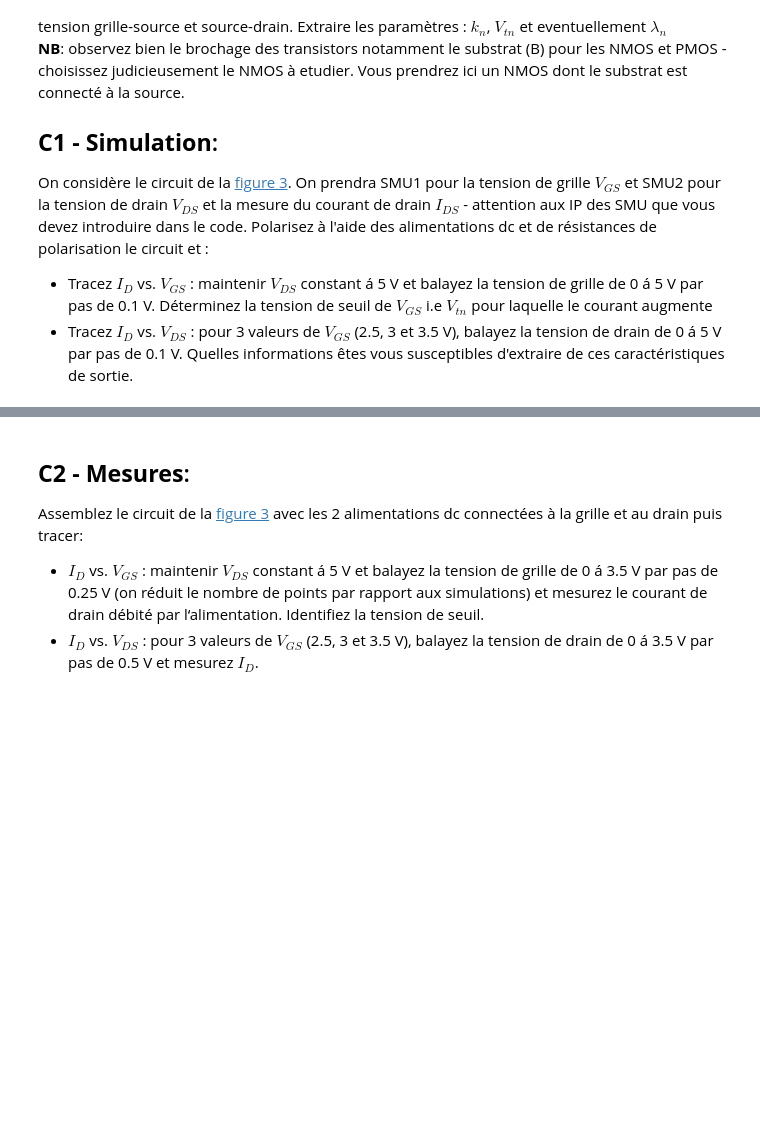
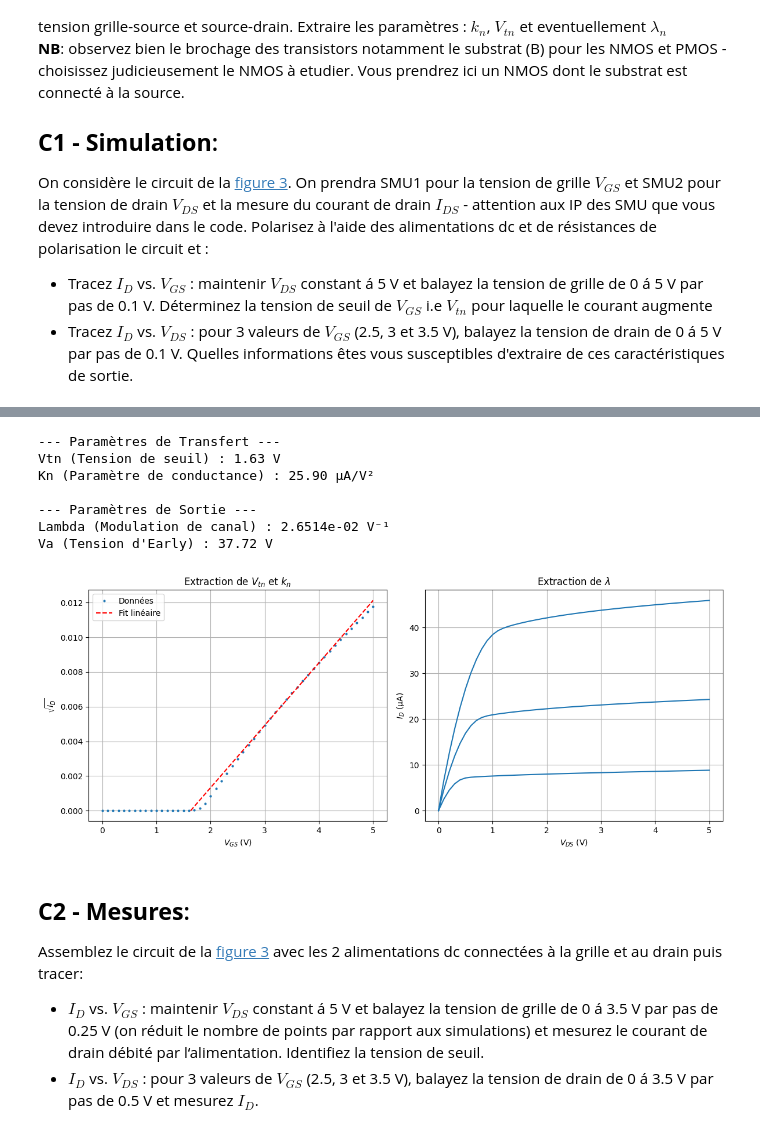
Before and after one commit to Darkzveller/EI-3_TP_conception_micro_electronique, a Jupyter notebook: Sujet_TP_YEK/TP_composants_et_circuits_microélectroniques_2026.ipynb, the cells around one changed output, grey strips where cells are left out. Drawn from its saved outputs; the diff is of its cells as text; code cells hidden in the pictures; blank space fills up the shorter version.

```diff
--- a/Sujet_TP_YEK/TP_composants_et_circuits_microélectroniques_2026.ipynb
+++ b/Sujet_TP_YEK/TP_composants_et_circuits_microélectroniques_2026.ipynb
@@ -330,8 +341,78 @@ plt.subplots_adjust(wspace=0.4, hspace=0.5)
 # %%
 #Traitement des simulations -  extraire k_n, V_tn et 1/Va = lambda
 # print(a)
 # Determiner Vt et kn prendre les données pour id vs. vgs  pour 1 Vds assurant la saturation
 #tracer sqrt(Id) vs. vgs
+# 1. Chargement des données (Assure-toi que les chemins sont corrects)
+
+# --- CAS 1 : EXTRACTION DE Vtn ET Kn ---
+# On calcule la racine carrée de Id
+a["sqrt_Id"] = np.sqrt(a["Id(M1)"])
+
+# Pour la pente, on prend deux points dans la zone bien linéaire de sqrt(Id)
+# Exemple : entre Vgs = 3V et Vgs = 4V (à ajuster selon ton graphique)
+p1 = a[a["V(vgs)"] == 3.0].iloc[0]
+p2 = a[a["V(vgs)"] == 4.0].iloc[0]
+
+# Calcul de la pente (m) et de l'ordonnée à l'origine (c) : y = mx + c
+m = (p2["sqrt_Id"] - p1["sqrt_Id"]) / (p2["V(vgs)"] - p1["V(vgs)"])
+c = p1["sqrt_Id"] - m * p1["V(vgs)"]
+
+# Extraction des paramètres
+v_tn = -c / m
+k_n = 2 * (m**2)
+
+print(f"--- Paramètres de Transfert ---")
+print(f"Vtn (Tension de seuil) : {v_tn:.2f} V")
+print(f"Kn (Paramètre de conductance) : {k_n*1e6:.2f} µA/V²")
+
+# --- CAS 2 : EXTRACTION DE LAMBDA (1/Va) ---
+# On prend la courbe Vgs la plus haute (ex: 3.5V) dans la zone de saturation
+# On choisit deux points loin dans la saturation (ex: Vds = 3V et Vds = 5V)
+# Note : Si ton fichier 'b' contient plusieurs balayages, il faudra peut-être filtrer
+sat1 = b[b["V(vds)"] == 3.0].iloc[-1] # .iloc[-1] pour prendre la dernière valeur de la liste (Vgs=3.5)
+sat2 = b[b["V(vds)"] == 5.0].iloc[-1]
+
+pente_sat = (sat2["Id"] - sat1["Id"]) / (sat2["V(vds)"] - sat1["V(vds)"])
+id_sat_0 = sat1["Id"] - (pente_sat * sat1["V(vds)"]) # Courant extrapolé à Vds = 0
+
+lmbda = pente_sat / id_sat_0
+
+print(f"\n--- Paramètres de Sortie ---")
+print(f"Lambda (Modulation de canal) : {lmbda:.4e} V⁻¹")
+print(f"Va (Tension d'Early) : {1/lmbda:.2f} V")
+
+# --- TRACÉS DE VÉRIFICATION ---
+fig, (ax1, ax2) = plt.subplots(1, 2, figsize=(12, 5))
+
+# Plot sqrt(Id) vs Vgs
+ax1.plot(a["V(vgs)"], a["sqrt_Id"], 'o', markersize=2, label="Données")
+vgs_line = np.linspace(v_tn, 5, 10)
+ax1.plot(vgs_line, m*vgs_line + c, 'r--', label="Fit linéaire")
+ax1.set_title("Extraction de $V_{tn}$ et $k_n$")
+ax1.set_xlabel("$V_{GS}$ (V)")
+ax1.set_ylabel("$\sqrt{I_D}$")
+ax1.grid(True)
+ax1.legend()
+
+# Plot Id vs Vds
+ax2.plot(b["V(vds)"], b["Id(M1)"]*1e6, label="Caractéristiques de sortie")
+ax2.set_title("Extraction de $\lambda$")
+ax2.set_xlabel("$V_{DS}$ (V)")
+ax2.set_ylabel("$I_D$ (µA)")
+ax2.grid(True)
+
+plt.tight_layout()
+plt.show()
+# %% [output]
+--- Paramètres de Transfert ---
+Vtn (Tension de seuil) : 1.63 V
+Kn (Paramètre de conductance) : 25.90 µA/V²
+
+--- Paramètres de Sortie ---
+Lambda (Modulation de canal) : 2.6514e-02 V⁻¹
+Va (Tension d'Early) : 37.72 V
+[figure, added]
 # %% [markdown]
 ## **C2 - Mesures**:
 Assemblez le circuit de la [figure 3](#fig3) avec les 2 alimentations dc connectées à la grille et au drain puis tracer:
```
Also changed, not shown: parts of 9 cells of this notebook, 33 other files.
